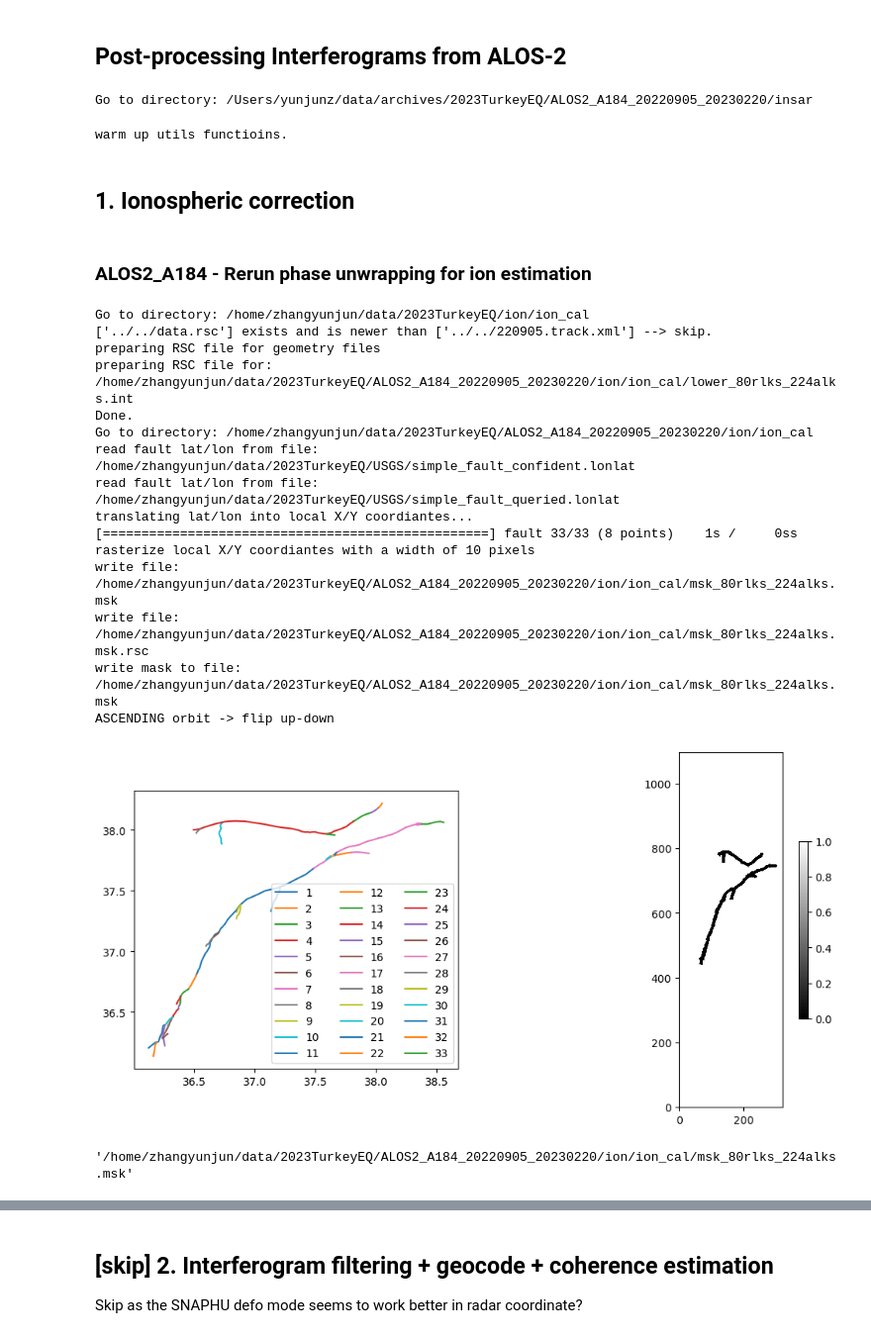
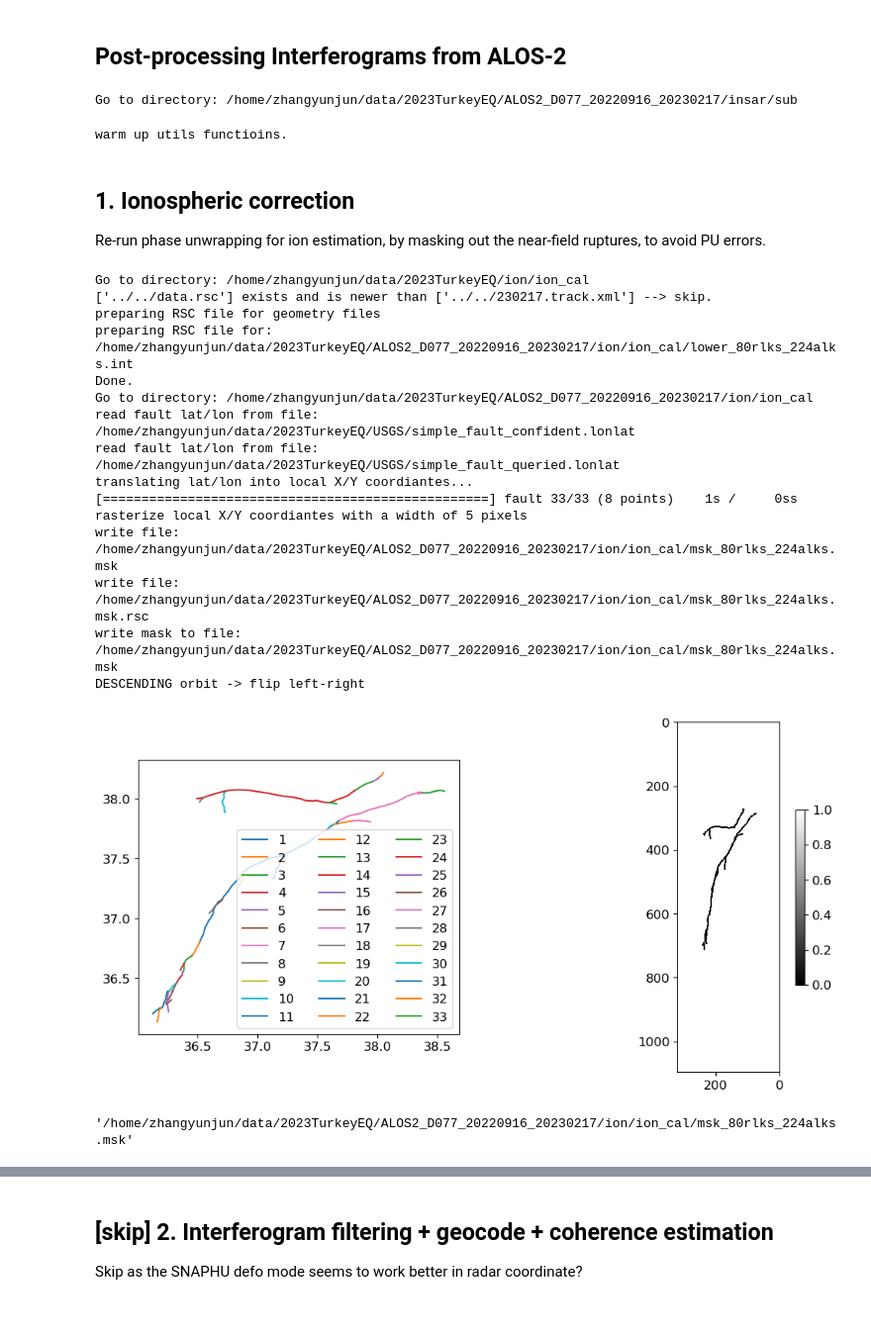
Before and after one commit to yunjunz/2023-Turkey-EQ, a Jupyter notebook: ifgram_postproc.ipynb, the cells around one changed output, grey strips where cells are left out. Shown at 99% size. Drawn from its saved outputs; the diff is of its cells as text; code cells hidden in the pictures.

Commit message:
ifgram: re-run PU for both ALOS2 pairs during ion estimation

```diff
--- a/ifgram_postproc.ipynb
+++ b/ifgram_postproc.ipynb
@@ -13,9 +13,8 @@ from skimage.transform import resize
 plt.rcParams.update({'font.size': 12})
 cmy = pp.ColormapExt('cmy').colormap
 
-#dname = 'ALOS2_A183_20190918_20230215';  sub_str = '-x 0 4500'
-dname = 'ALOS2_A184_20220905_20230220';  sub_str = '-y 3000 8000'
-#dname = 'ALOS2_D077_20220916_20230217';  sub_str = '-y 500 5500'
+#dname = 'ALOS2_A184_20220905_20230220';  sub_str = '-y 3000 8000'
+dname = 'ALOS2_D077_20220916_20230217';  sub_str = '-y 500 5500'
 
 if platform.system() == 'Linux':
     proj_dir = os.path.expanduser('~/data/2023TurkeyEQ')
@@ -42,7 +41,7 @@ msk_file = f'{fbase}.msk'
 dem_file = os.path.join(proj_dir, 'DEM/demLat_N35_N42_Lon_E034_E041_90m.h5')
 flt_file = os.path.join(proj_dir, 'USGS/simple_fault_confident.lonlat')
 # %% [output]
-Go to directory: /Users/yunjunz/data/archives/2023TurkeyEQ/ALOS2_A184_20220905_20230220/insar
+Go to directory: /home/zhangyunjun/data/2023TurkeyEQ/ALOS2_D077_20220916_20230217/insar/sub
 # %%
 def generate_mask4earthquake_rupture(gmt_lonlat_files, int_file, msk_file, lookup_file, rupture_width=20):
     """Generate mask for earthquake ruptures, to facilitae the phase unwrapping of co-seismic deformation.
@@ -125,36 +124,37 @@ print('warm up utils functioins.')
 warm up utils functioins.
 # %% [markdown]
 ## 1. Ionospheric correction
+
+Re-run phase unwrapping for ion estimation, by masking out the near-field ruptures, to avoid PU errors.
-# %% [markdown]
-### ALOS2_A184 - Rerun phase unwrapping for ion estimation
 # %%
 # work dir
 os.chdir(os.path.join(proj_dir, dname, 'ion/ion_cal'))
 print('Go to directory:', os.path.join(proj_dir, 'ion/ion_cal'))
 
 # generate mask for EQ ruptures
 mli_str = '80rlks_224alks'
+rupture_width = 5
 ion_lookup_file = [f'lat_{mli_str}.lat', f'lon_{mli_str}.lon']
 ion_msk_file = os.path.abspath(f'msk_{mli_str}.msk')
 ion_int_file = os.path.abspath(f'lower_{mli_str}.int')
 
 prep_isce.main(f'-f {ion_int_file} -m ../../2*.track.xml -g ./'.split())
-generate_mask4earthquake_rupture(gmt_lonlat_files, int_file=ion_int_file, msk_file=ion_msk_file, lookup_file=ion_lookup_file, rupture_width=10)
+generate_mask4earthquake_rupture(gmt_lonlat_files, int_file=ion_int_file, msk_file=ion_msk_file, lookup_file=ion_lookup_file, rupture_width=rupture_width)
 # %% [output]
 Go to directory: /home/zhangyunjun/data/2023TurkeyEQ/ion/ion_cal
-['../../data.rsc'] exists and is newer than ['../../220905.track.xml'] --> skip.
+['../../data.rsc'] exists and is newer than ['../../230217.track.xml'] --> skip.
 preparing RSC file for geometry files
-preparing RSC file for: /home/zhangyunjun/data/2023TurkeyEQ/ALOS2_A184_20220905_20230220/ion/ion_cal/lower_80rlks_224alks.int
+preparing RSC file for: /home/zhangyunjun/data/2023TurkeyEQ/ALOS2_D077_20220916_20230217/ion/ion_cal/lower_80rlks_224alks.int
 Done.
-Go to directory: /home/zhangyunjun/data/2023TurkeyEQ/ALOS2_A184_20220905_20230220/ion/ion_cal
+Go to directory: /home/zhangyunjun/data/2023TurkeyEQ/ALOS2_D077_20220916_20230217/ion/ion_cal
 read fault lat/lon from file: /home/zhangyunjun/data/2023TurkeyEQ/USGS/simple_fault_confident.lonlat
 read fault lat/lon from file: /home/zhangyunjun/data/2023TurkeyEQ/USGS/simple_fault_queried.lonlat
 translating lat/lon into local X/Y coordiantes...
 [==================================================] fault 33/33 (8 points)    1s /     0ss
-rasterize local X/Y coordiantes with a width of 10 pixels
-write file: /home/zhangyunjun/data/2023TurkeyEQ/ALOS2_A184_20220905_20230220/ion/ion_cal/msk_80rlks_224alks.msk
-write file: /home/zhangyunjun/data/2023TurkeyEQ/ALOS2_A184_20220905_20230220/ion/ion_cal/msk_80rlks_224alks.msk.rsc
-write mask to file: /home/zhangyunjun/data/2023TurkeyEQ/ALOS2_A184_20220905_20230220/ion/ion_cal/msk_80rlks_224alks.msk
-ASCENDING orbit -> flip up-down
+rasterize local X/Y coordiantes with a width of 5 pixels
+write file: /home/zhangyunjun/data/2023TurkeyEQ/ALOS2_D077_20220916_20230217/ion/ion_cal/msk_80rlks_224alks.msk
+write file: /home/zhangyunjun/data/2023TurkeyEQ/ALOS2_D077_20220916_20230217/ion/ion_cal/msk_80rlks_224alks.msk.rsc
+write mask to file: /home/zhangyunjun/data/2023TurkeyEQ/ALOS2_D077_20220916_20230217/ion/ion_cal/msk_80rlks_224alks.msk
+DESCENDING orbit -> flip left-right
-[figure, old version]
+[figure, new version]
-'/home/zhangyunjun/data/2023TurkeyEQ/ALOS2_A184_20220905_20230220/ion/ion_cal/msk_80rlks_224alks.msk'
+'/home/zhangyunjun/data/2023TurkeyEQ/ALOS2_D077_20220916_20230217/ion/ion_cal/msk_80rlks_224alks.msk'
```
Also changed, not shown: parts of 9 cells of this notebook.
